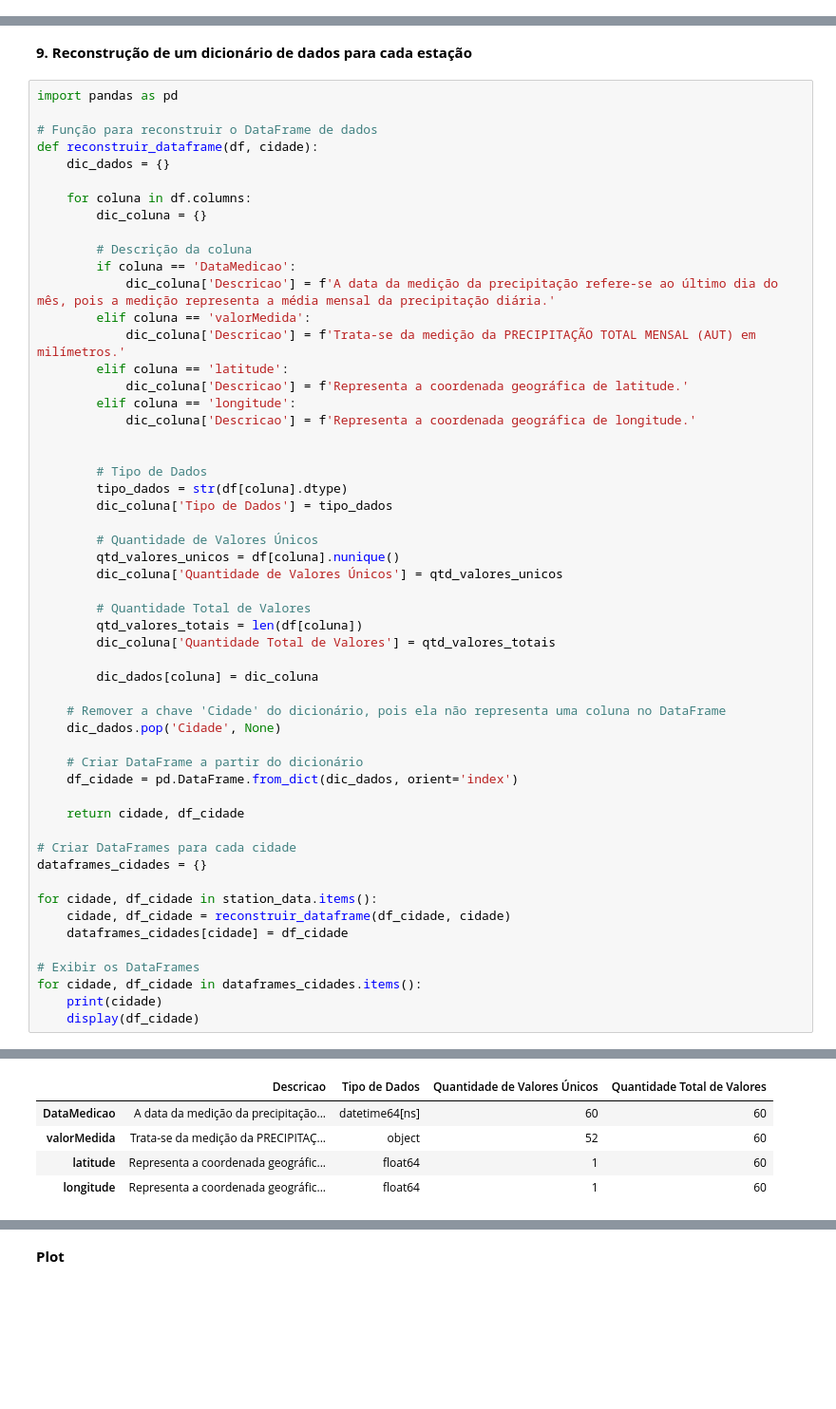
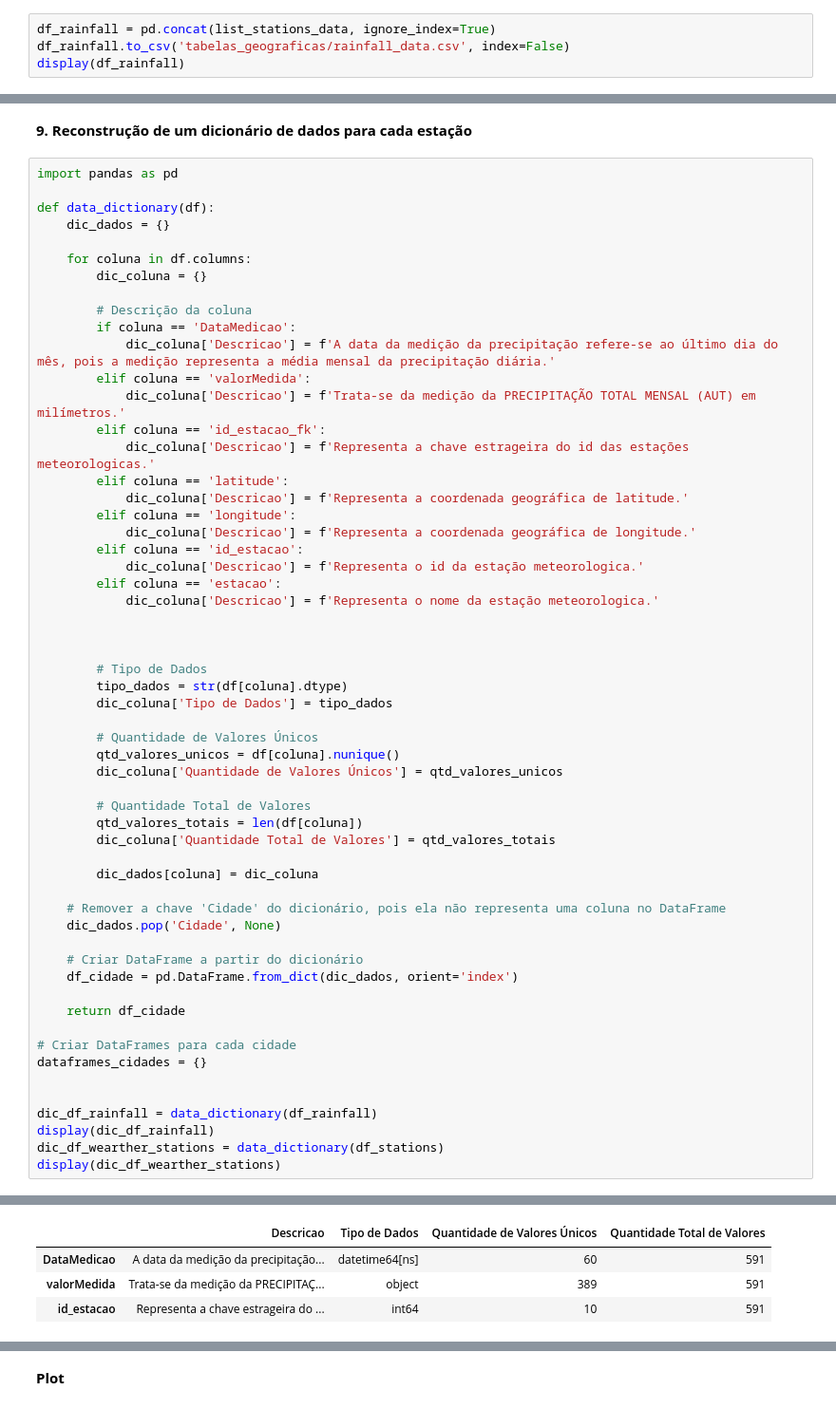
Before and after one commit to jeanhardzz/TP2_IBDG, a Jupyter notebook: trabalho_pratico_ibdg.ipynb, the cells around one changed output, grey strips where cells are left out. Shown at 95% size. Drawn from its saved outputs; the diff is of its cells as text; blank space fills up the shorter version.

Commit message:
reformulação tabelas geograficas

```diff
--- a/trabalho_pratico_ibdg.ipynb
+++ b/trabalho_pratico_ibdg.ipynb
@@ -109,0 +133,4 @@ export_csv(station_data)
+# %%
+df_rainfall = pd.concat(list_stations_data, ignore_index=True)
+df_rainfall.to_csv('tabelas_geograficas/rainfall_data.csv', index=False)
+display(df_rainfall)
@@ -147,8 +191,7 @@ display(df_count)
 # %%
 import pandas as pd
 
-# Função para reconstruir o DataFrame de dados
-def reconstruir_dataframe(df, cidade):
+def data_dictionary(df):
     dic_dados = {}
 
     for coluna in df.columns:
@@ -159,10 +202,17 @@ def reconstruir_dataframe(df, cidade):
             dic_coluna['Descricao'] = f'A data da medição da precipitação refere-se ao último dia do mês, pois a medição representa a média mensal da precipitação diária.'
         elif coluna == 'valorMedida':
             dic_coluna['Descricao'] = f'Trata-se da medição da PRECIPITAÇÃO TOTAL MENSAL (AUT) em milímetros.'
+        elif coluna == 'id_estacao_fk':
+            dic_coluna['Descricao'] = f'Representa a chave estrageira do id das estações meteorologicas.'
         elif coluna == 'latitude':
             dic_coluna['Descricao'] = f'Representa a coordenada geográfica de latitude.'
         elif coluna == 'longitude':
             dic_coluna['Descricao'] = f'Representa a coordenada geográfica de longitude.'
+        elif coluna == 'id_estacao':
+            dic_coluna['Descricao'] = f'Representa o id da estação meteorologica.'
+        elif coluna == 'estacao':
+            dic_coluna['Descricao'] = f'Representa o nome da estação meteorologica.'
+
 
 
         # Tipo de Dados
@@ -185,17 +235,14 @@ def reconstruir_dataframe(df, cidade):
     # Criar DataFrame a partir do dicionário
     df_cidade = pd.DataFrame.from_dict(dic_dados, orient='index')
 
-    return cidade, df_cidade
+    return df_cidade
 
 # Criar DataFrames para cada cidade
 dataframes_cidades = {}
 
-for cidade, df_cidade in station_data.items():
-    cidade, df_cidade = reconstruir_dataframe(df_cidade, cidade)
-    dataframes_cidades[cidade] = df_cidade
 
-# Exibir os DataFrames
-for cidade, df_cidade in dataframes_cidades.items():
-    print(cidade)
-    display(df_cidade)
+dic_df_rainfall = data_dictionary(df_rainfall)
+display(dic_df_rainfall)
+dic_df_wearther_stations = data_dictionary(df_stations)
+display(dic_df_wearther_stations)
 # %% [output]
@@ -203,5 +249,4 @@ BH-PAMPULHA
 |  | Descricao | Tipo de Dados | Quantidade de Valores Únicos | Quantidade Total de Valores |
-| DataMedicao | A data da medição da precipitação... | datetime64[ns] | 60 | 60 |
-| valorMedida | Trata-se da medição da PRECIPITAÇ... | object | 52 | 60 |
-| latitude | Representa a coordenada geográfic... | float64 | 1 | 60 |
-| longitude | Representa a coordenada geográfic... | float64 | 1 | 60 |
+| DataMedicao | A data da medição da precipitação... | datetime64[ns] | 60 | 591 |
+| valorMedida | Trata-se da medição da PRECIPITAÇ... | object | 389 | 591 |
+| id_estacao | Representa a chave estrageira do ... | int64 | 10 | 591 |
```
Also changed, not shown: parts of 11 cells of this notebook, 13 other files.
